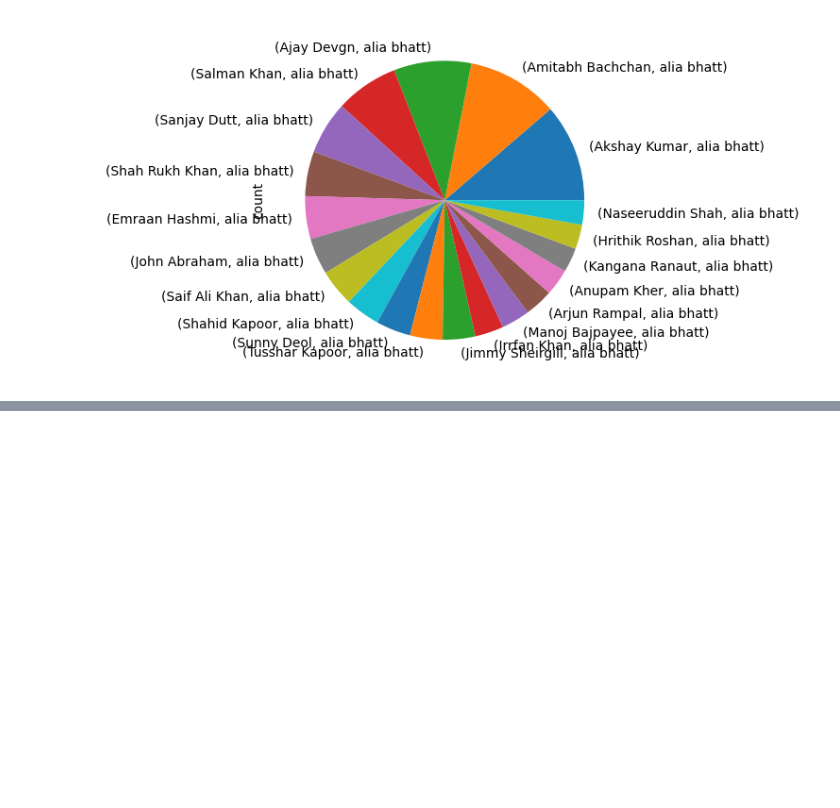
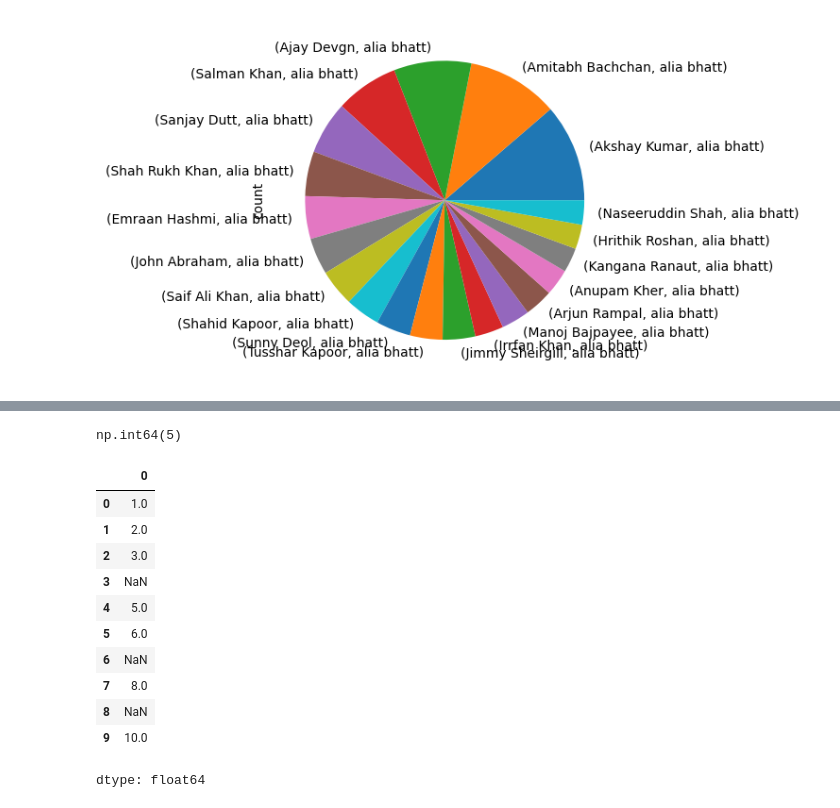
Before and after one commit to raunakdwivedi03/Python_Libraries, a Jupyter notebook: Pandas.ipynb, the cells around one changed output, grey strips where cells are left out. Drawn from its saved outputs; the diff is of its cells as text; code cells hidden in the pictures; blank space fills up the shorter version.

```diff
--- a/Pandas.ipynb
+++ b/Pandas.ipynb
@@ -1001,0 +1093,21 @@ bollywood.value_counts().head(20).plot(kind='pie')
+# %%
+temp.duplicated().sum()
+# %% [output]
+np.int64(5)
+# %%
+#missing values
+temp=pd.Series([1,2,3,np.nan,5,6,np.nan,8,np.nan,10])
+temp
+# %% [output]
+|  | 0 |
+| 0 | 1.0 |
+| 1 | 2.0 |
+| 2 | 3.0 |
+| 3 | NaN |
+| 4 | 5.0 |
+| 5 | 6.0 |
+| 6 | NaN |
+| 7 | 8.0 |
+| 8 | NaN |
+| 9 | 10.0 |
+dtype: float64
```
Also changed, not shown: parts of 28 cells of this notebook.
